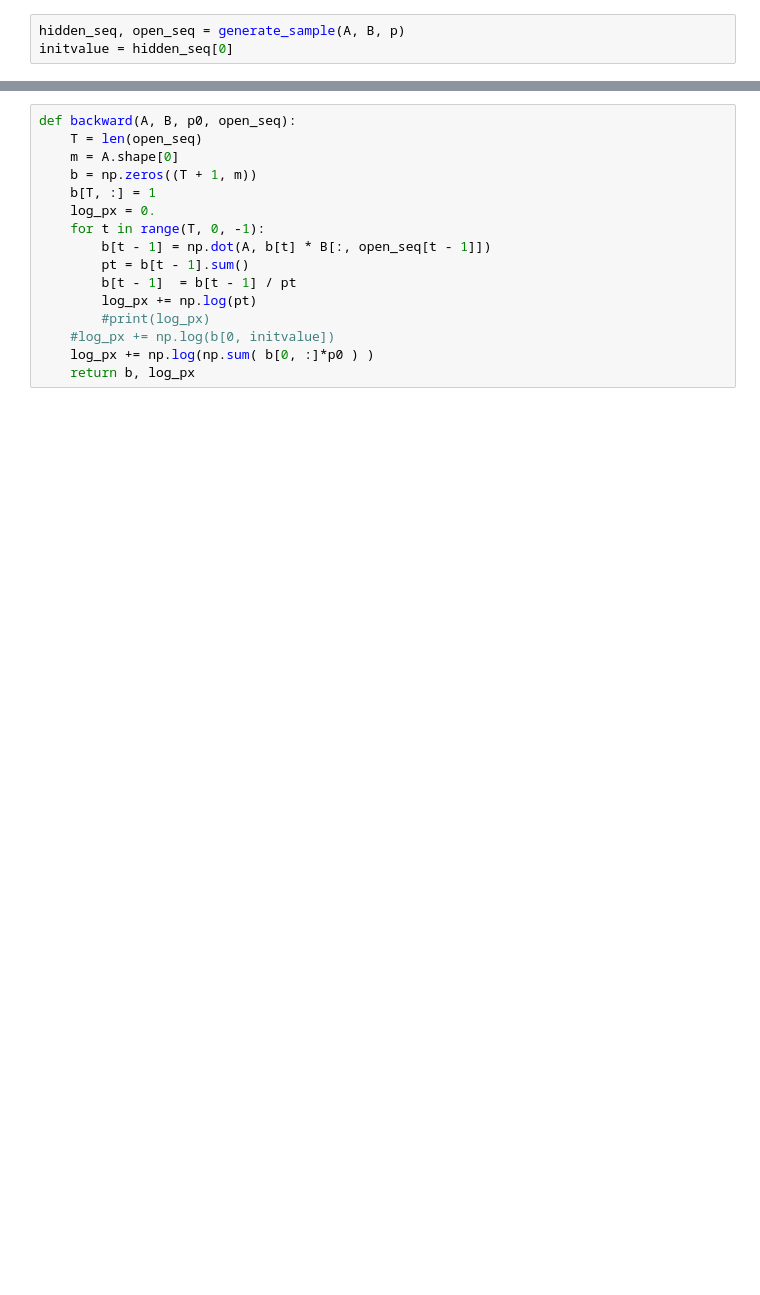
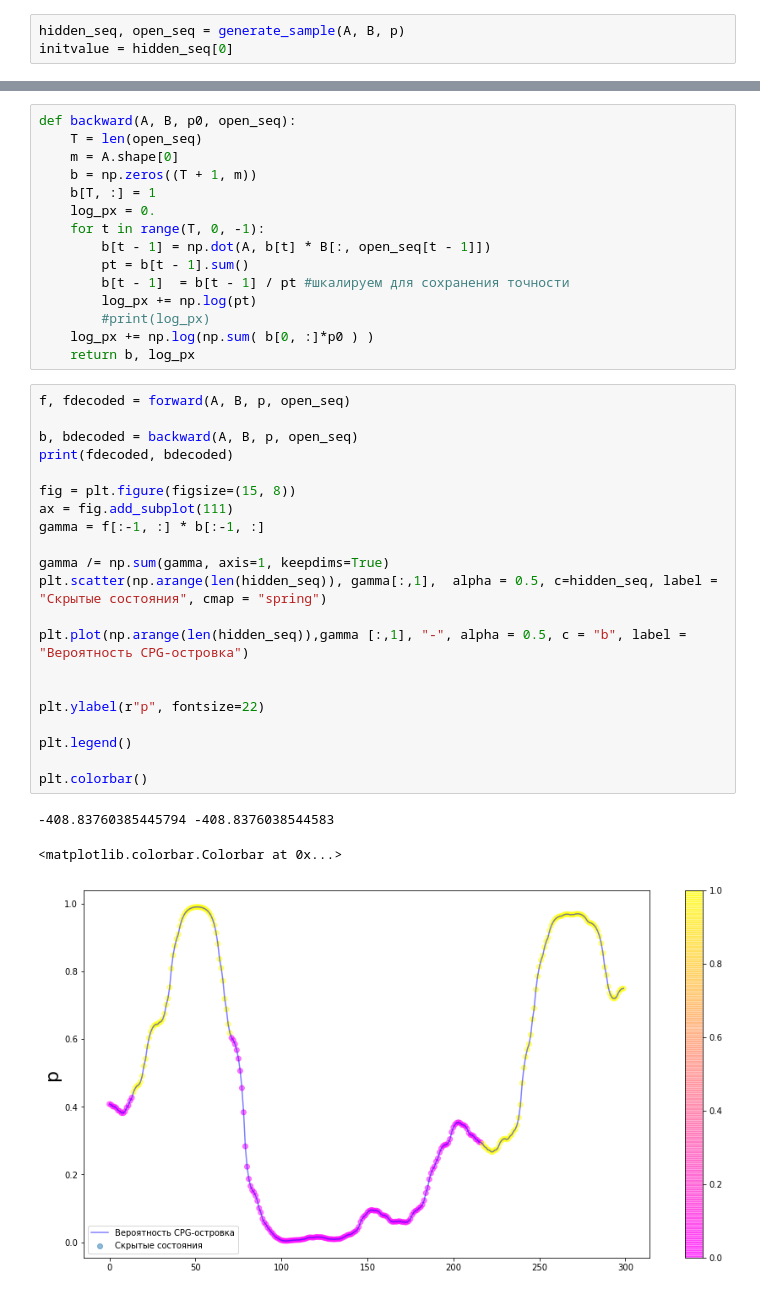
Before and after one commit to kamilla0503/University_courses, a Jupyter notebook: HW_Genomics.ipynb, the cells around one changed output, grey strips where cells are left out. Saved outputs shown, nothing was run; the diff lists cells and outputs as text; blank space fills up the shorter version.

```diff
--- a/HW_Genomics.ipynb
+++ b/HW_Genomics.ipynb
@@ -123,9 +122,33 @@ def backward(A, B, p0, open_seq):
     for t in range(T, 0, -1):
         b[t - 1] = np.dot(A, b[t] * B[:, open_seq[t - 1]])
         pt = b[t - 1].sum()
-        b[t - 1]  = b[t - 1] / pt
+        b[t - 1]  = b[t - 1] / pt #шкалируем для сохранения точности
         log_px += np.log(pt)
         #print(log_px)
-    #log_px += np.log(b[0, initvalue])
     log_px += np.log(np.sum( b[0, :]*p0 ) )
     return b, log_px
+# %%
+f, fdecoded = forward(A, B, p, open_seq)
+
+b, bdecoded = backward(A, B, p, open_seq)
+print(fdecoded, bdecoded)
+
+fig = plt.figure(figsize=(15, 8))
+ax = fig.add_subplot(111)
+gamma = f[:-1, :] * b[:-1, :]
+
+gamma /= np.sum(gamma, axis=1, keepdims=True)
+plt.scatter(np.arange(len(hidden_seq)), gamma[:,1],  alpha = 0.5, c=hidden_seq, label =  "Скрытые состояния", cmap = "spring")
+
+plt.plot(np.arange(len(hidden_seq)),gamma [:,1], "-", alpha = 0.5, c = "b", label = "Вероятность CPG-островка")
+
+
+plt.ylabel(r"p", fontsize=22)
+
+plt.legend()
+
+plt.colorbar()
+# %% [output]
+-408.83760385445794 -408.8376038544583
+<matplotlib.colorbar.Colorbar at 0x...>
+[figure, added]
```
Also changed, not shown: parts of 19 cells of this notebook.
